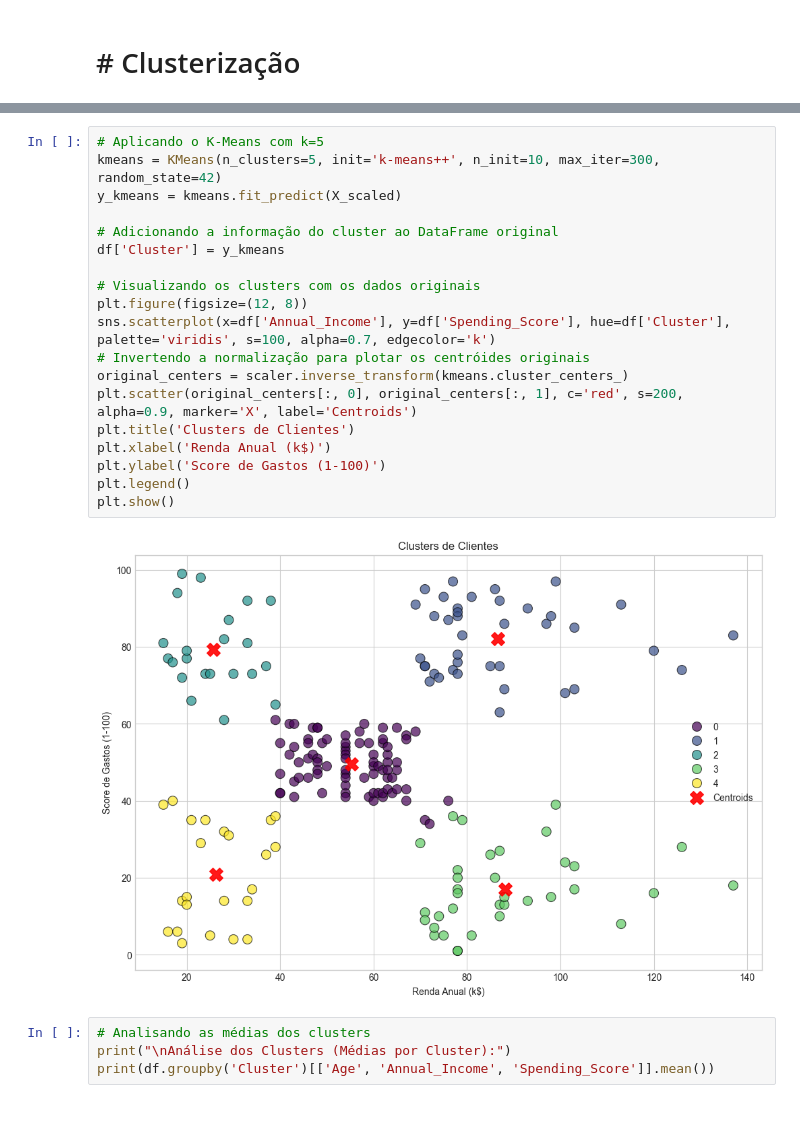
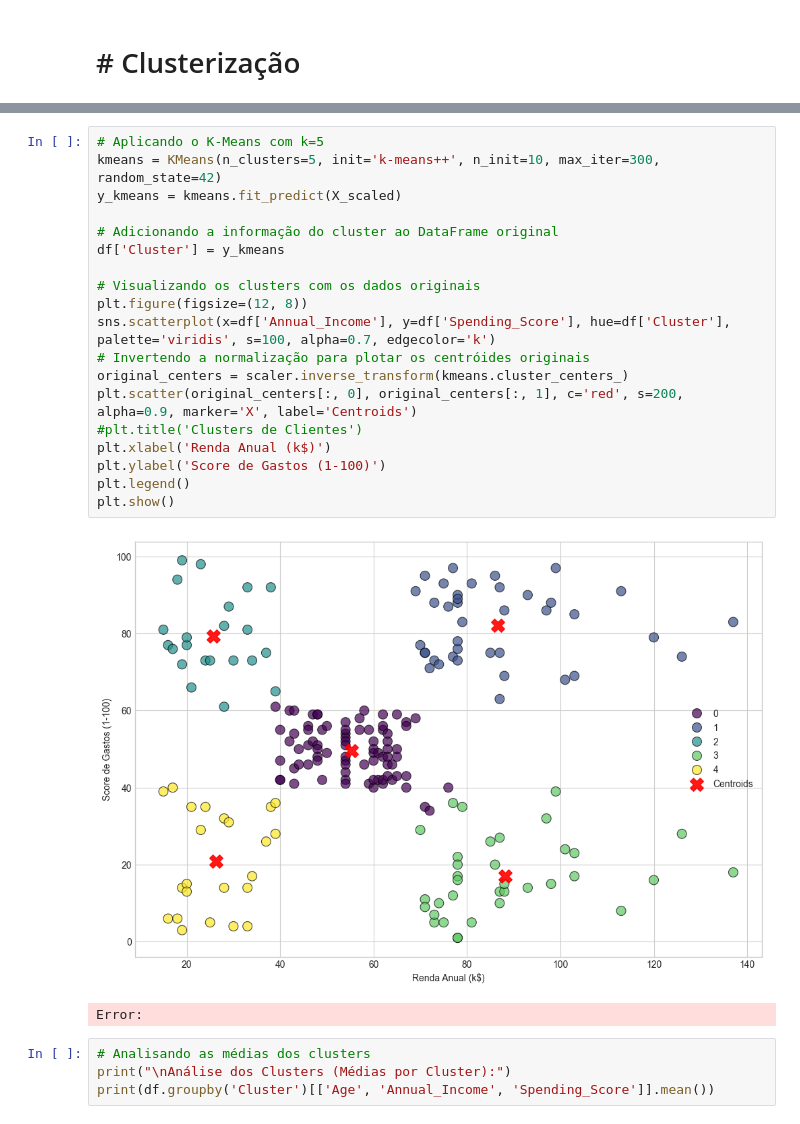
Before and after one commit to rottaveira/Mall_Customer, a Jupyter notebook: FinalProject.ipynb, the cells around one changed output, grey strips where cells are left out. Drawn from its saved outputs; the diff is of its cells as text.

```diff
--- a/FinalProject.ipynb
+++ b/FinalProject.ipynb
@@ -148,24 +215,25 @@ plt.show()
 # %%
 # Aplicando o K-Means com k=5
 kmeans = KMeans(n_clusters=5, init='k-means++', n_init=10, max_iter=300, random_state=42)
 y_kmeans = kmeans.fit_predict(X_scaled)
 
 # Adicionando a informação do cluster ao DataFrame original
 df['Cluster'] = y_kmeans
 
 # Visualizando os clusters com os dados originais
 plt.figure(figsize=(12, 8))
 sns.scatterplot(x=df['Annual_Income'], y=df['Spending_Score'], hue=df['Cluster'], palette='viridis', s=100, alpha=0.7, edgecolor='k')
 # Invertendo a normalização para plotar os centróides originais
 original_centers = scaler.inverse_transform(kmeans.cluster_centers_)
 plt.scatter(original_centers[:, 0], original_centers[:, 1], c='red', s=200, alpha=0.9, marker='X', label='Centroids')
-plt.title('Clusters de Clientes')
+#plt.title('Clusters de Clientes')
 plt.xlabel('Renda Anual (k$)')
 plt.ylabel('Score de Gastos (1-100)')
 plt.legend()
 plt.show()
 # %% [output]
-[figure, old version]
+[figure, new version]
+Error:
 # %%
 # Analisando as médias dos clusters
 print("\nAnálise dos Clusters (Médias por Cluster):")
```
Also changed, not shown: parts of 7 cells of this notebook.
